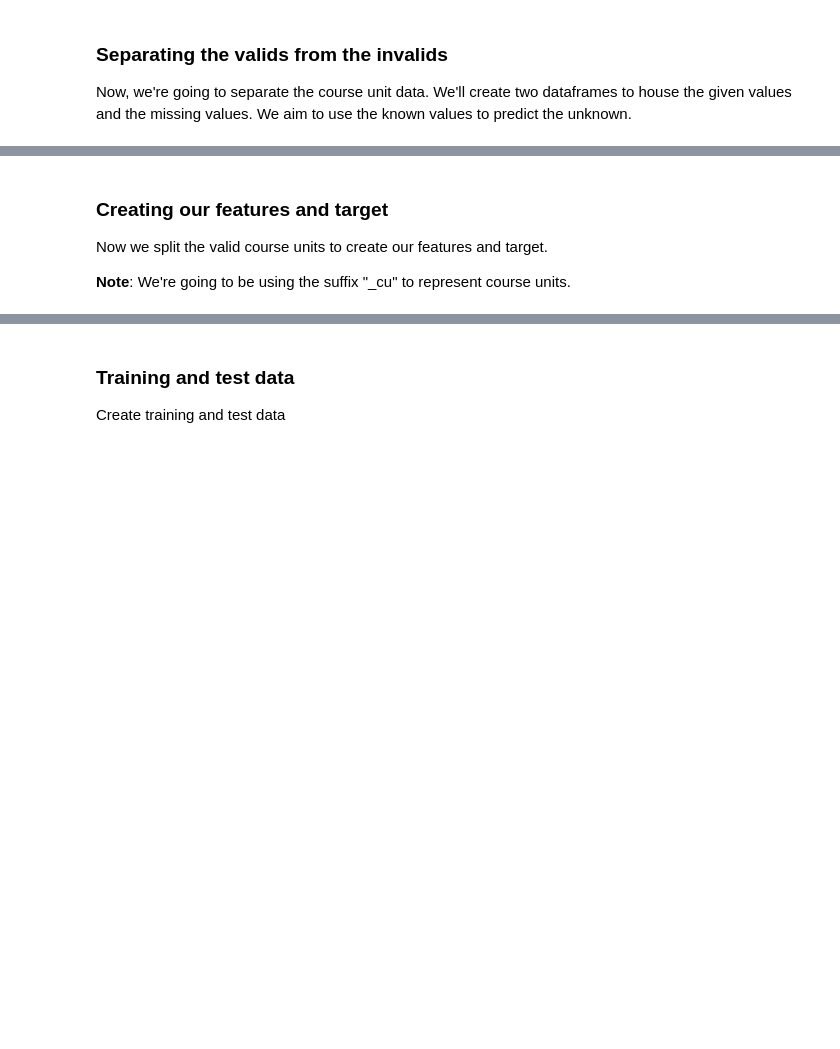
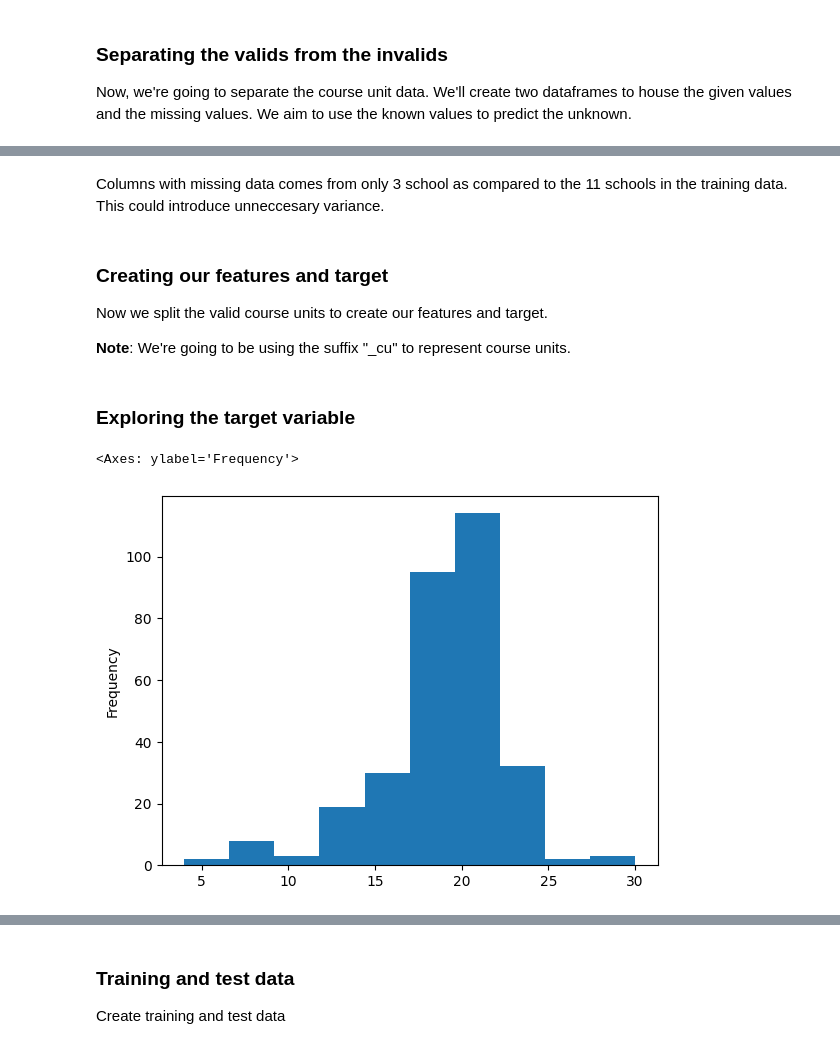
Before and after one commit to socratesjnr/asuu-strike-project, a Jupyter notebook: project-analysis/analysis/cleaning.ipynb, the cells around one changed output, grey strips where cells are left out. Drawn from its saved outputs; the diff is of its cells as text; code cells hidden in the pictures; blank space fills up the shorter version.

```diff
--- a/project-analysis/analysis/cleaning.ipynb
+++ b/project-analysis/analysis/cleaning.ipynb
@@ -429,10 +414,12 @@ memory usage: 13.4 KB
 
 Now, we're going to separate the course unit data. We'll create two dataframes to house the given values and the missing values. We aim to use the known values to predict the unknown.
 # %%
-from sklearn.linear_model import LinearRegression
-
 # Step 1: Prepare the data
 
 valid_course_units = (course_unit_data[course_unit_data['course_unit'].notnull() & (course_unit_data['course_unit'] > 0)]
              .reset_index(drop=True))
-invalid_course_units = course_unit_data[course_unit_data["course_unit"].isnull()]
+invalid_course_units = course_unit_data[(course_unit_data["course_unit"].isnull()) | (course_unit_data["course_unit"] == 0)]
+# %%
+# Checking for rows where the number of courses taken is greater than the number of course units. This should be impossible.
+taken_units_diff = valid_course_units['course_unit'] - valid_course_units['courses_taken']
+taken_units_diff_index = taken_units_diff[taken_units_diff<0].index.to_list()
@@ -439,3 +433,12 @@ invalid_course_units = course_unit_data[course_unit_data["course_unit"].isnull()
+# %% [markdown]
+Columns with missing data comes from only 3 school as compared to the 11 schools in the training data. This could introduce unneccesary variance.
+# %%
+# Generating a list of all schoolsrepresented in the prediction dataset.
+schools = invalid_course_units.school.unique().to_list()
+# Removing all data points that comes from schools not present in the prediction dataset.
+valid_course_units = valid_course_units[valid_course_units['school'].isin(schools)]
+# Dropping all data points where the number of courses taken is larger than the number of units.
+valid_course_units = valid_course_units.drop(index=taken_units_diff_index)
 # %% [markdown]
 ### Creating our features and target
 
@@ -448,3 +451,11 @@ target = 'course_unit'
 
 X_cu = valid_course_units.drop(columns=[target])
 y_cu = valid_course_units[target].astype(np.int64)
+# %% [markdown]
+### Exploring the target variable
+# %%
+# Visualizing the Target distribution.
+y_cu.plot(kind='hist')
+# %% [output]
+<Axes: ylabel='Frequency'>
+[figure, added]
```
Also changed, not shown: parts of 21 cells of this notebook, 4 other files.
